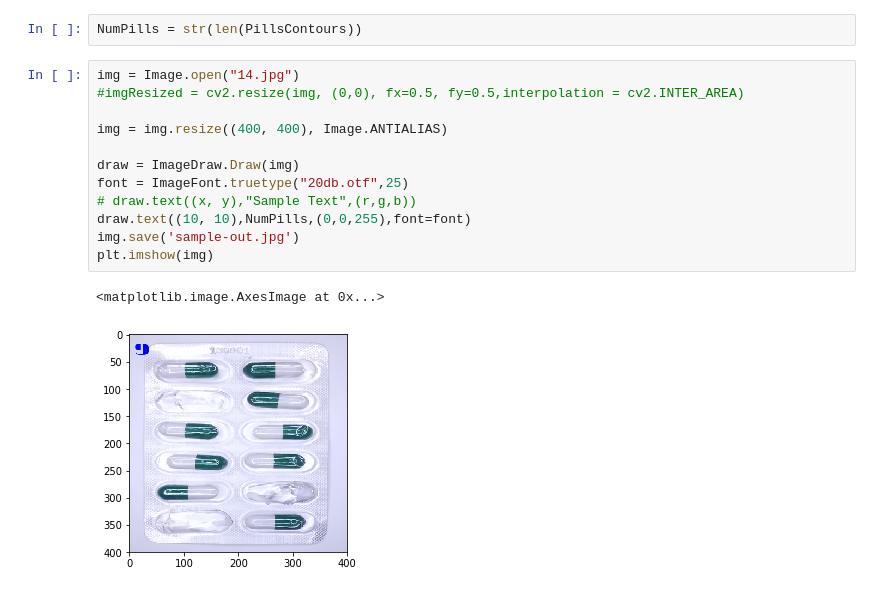
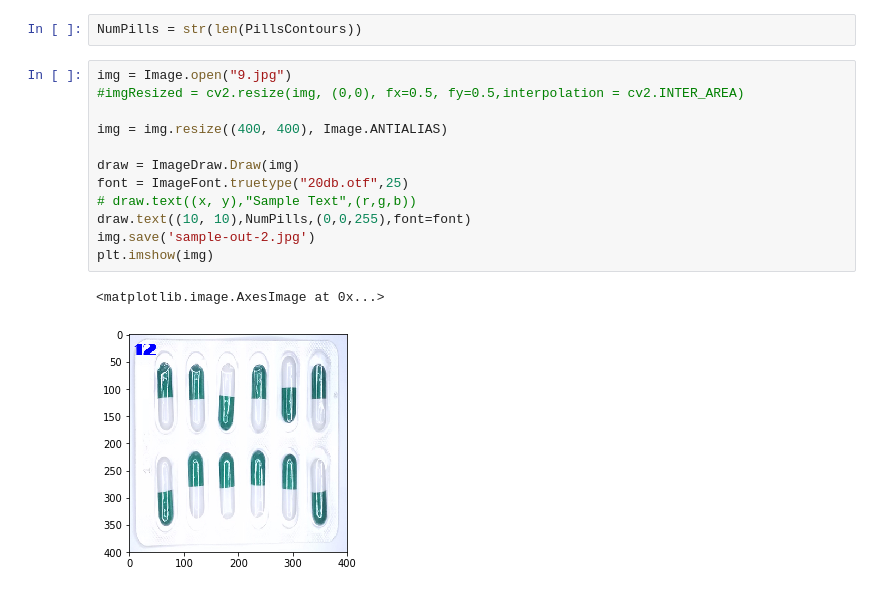
Before and after one commit to jorgehas/smart-defect-inspection, a Jupyter notebook: inspect.ipynb, the cells around one changed output. Cells and saved outputs as stored; diff of their text form.

```diff
--- a/inspect.ipynb
+++ b/inspect.ipynb
@@ -75,17 +75,17 @@ Number of pills:  9
 # %%
 NumPills = str(len(PillsContours))
 # %%
-img = Image.open("14.jpg")
+img = Image.open("9.jpg")
 #imgResized = cv2.resize(img, (0,0), fx=0.5, fy=0.5,interpolation = cv2.INTER_AREA)
 
 img = img.resize((400, 400), Image.ANTIALIAS)
 
 draw = ImageDraw.Draw(img)
 font = ImageFont.truetype("20db.otf",25)
 # draw.text((x, y),"Sample Text",(r,g,b))
 draw.text((10, 10),NumPills,(0,0,255),font=font)
-img.save('sample-out.jpg')
+img.save('sample-out-2.jpg')
 plt.imshow(img)
 # %% [output]
 <matplotlib.image.AxesImage at 0x...>
-[figure, old version]
+[figure, new version]
```
Also changed, not shown: parts of 6 cells of this notebook.
